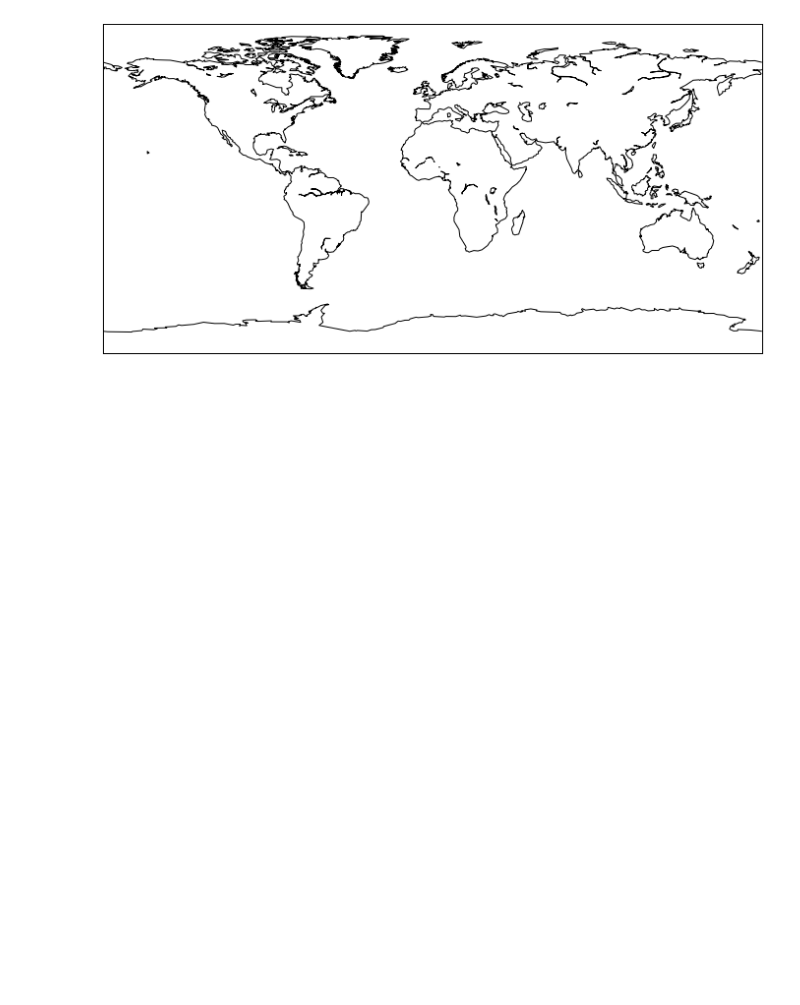
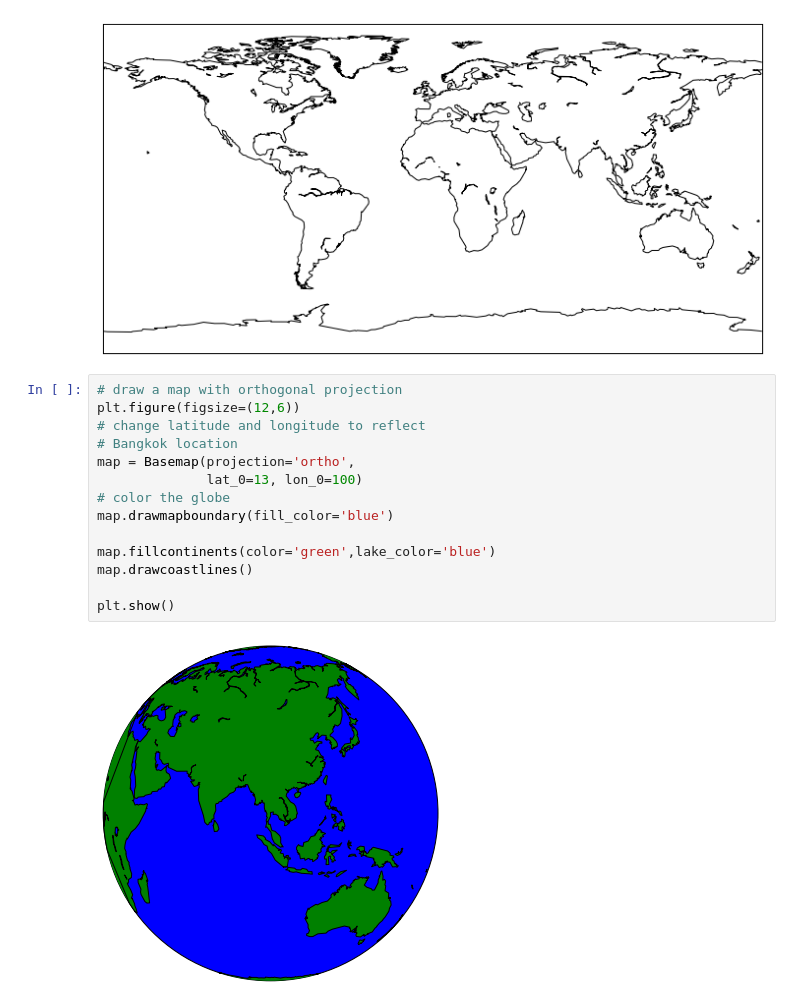
Before and after one commit to navierula/LearningNeverEnds, a Jupyter notebook: Python - Basemap/Map Illustrations.ipynb, the cells around one changed output. Cells and saved outputs as stored; diff of their text form; blank space fills up the shorter version.

Commit message:
explore map projections

```diff
--- a/Python - Basemap/Map Illustrations.ipynb
+++ b/Python - Basemap/Map Illustrations.ipynb
@@ -26,3 +26,19 @@ map.drawcoastlines()
 plt.show()
 # %% [output]
 [figure]
+# %%
+# draw a map with orthogonal projection
+plt.figure(figsize=(12,6))
+# change latitude and longitude to reflect
+# Bangkok location
+map = Basemap(projection='ortho',
+              lat_0=13, lon_0=100)
+# color the globe
+map.drawmapboundary(fill_color='blue')
+
+map.fillcontinents(color='green',lake_color='blue')
+map.drawcoastlines()
+
+plt.show()
+# %% [output]
+[figure, added]
```
Also changed, not shown: parts of 1 cell of this notebook.
